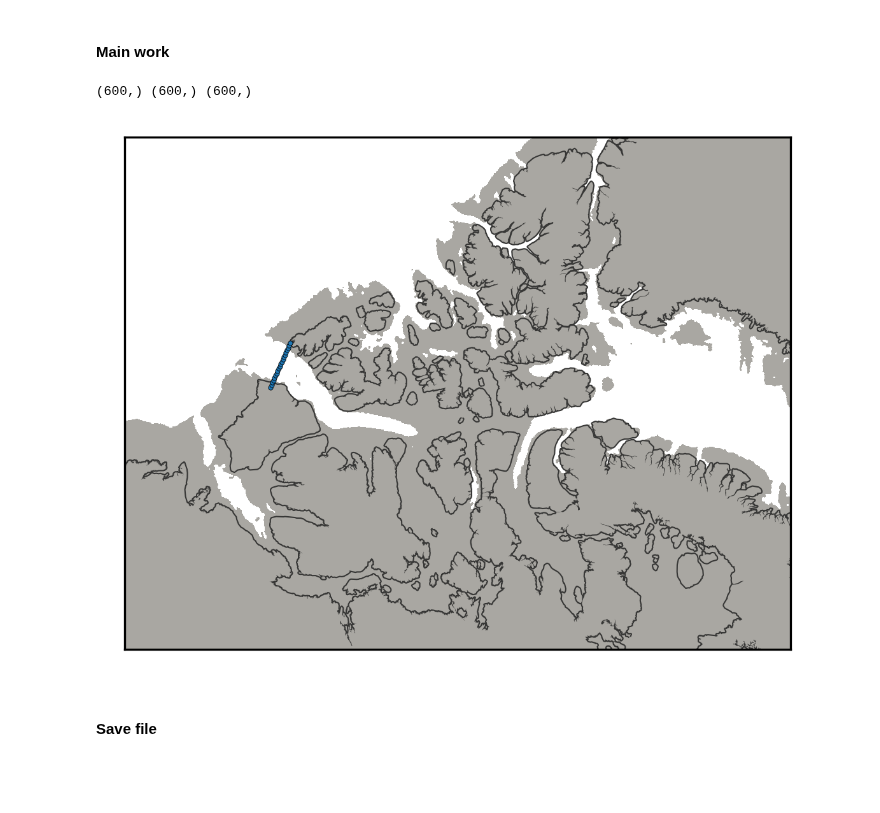
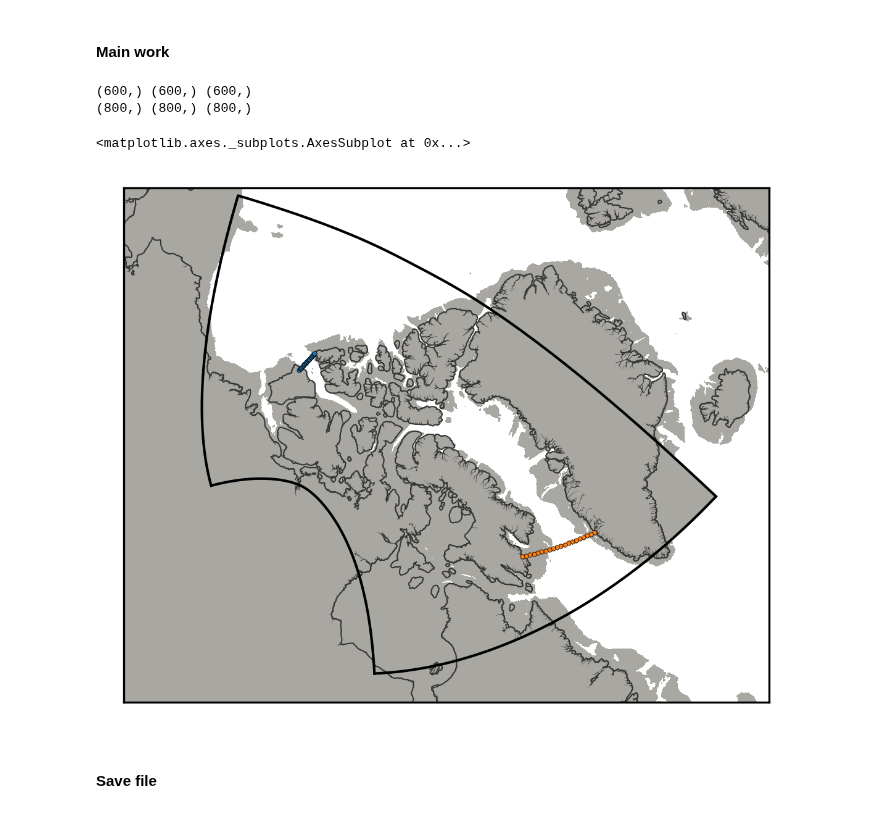
Before and after one commit to UBC-MOAD/analysis-brogalla, a Jupyter notebook: paper3/particle-tracking/identify-start-locations.ipynb, the cells around one changed output. Drawn from its saved outputs; the diff is of its cells as text; code cells hidden in the pictures; blank space fills up the shorter version.

```diff
--- a/paper3/particle-tracking/identify-start-locations.ipynb
+++ b/paper3/particle-tracking/identify-start-locations.ipynb
@@ -76,3 +66,23 @@ def plot_locations(release_lon, release_lat, depth=0, zoom='full'):
+# %%
+def create_map(depth=0, zoom='full'):
+
+    if zoom=='full':
+        fig, ax1, proj1 = pickle.load(open('/ocean/brogalla/GEOTRACES/pickles/pb-surface.pickle','rb'))
+        x_ANHA12, y_ANHA12 = proj1(mesh_lon, mesh_lat)
+        ax1.plot(x_ANHA12[imin:imax,jmin], y_ANHA12[imin:imax,jmin], '-k', linewidth=1.0)
+        ax1.plot(x_ANHA12[imin:imax,jmax], y_ANHA12[imin:imax,jmax], '-k', linewidth=1.0)
+        ax1.plot(x_ANHA12[imin,jmin:jmax], y_ANHA12[imin,jmin:jmax], '-k', linewidth=1.0)
+        ax1.plot(x_ANHA12[imax,jmin:jmax], y_ANHA12[imax,jmin:jmax], '-k', linewidth=1.0)
+    elif zoom=='CAA':
+        fig, ax1, proj1 = pickle.load(open('/ocean/brogalla/GEOTRACES/pickles/Pb-CAA-zoom.pickle','rb'))
+        x_ANHA12, y_ANHA12 = proj1(mesh_lon, mesh_lat)
+    else:
+        print('Not a zoom option. Choose from full and CAA')
+        return
+
+    proj1.contourf(x_ANHA12, y_ANHA12, bathy_masked[depth,:,:], colors=[land_color], zorder=1) #Apply land mask
+
+    return ax1, proj1
 # %% [markdown]
 #### Main work
 # %%
@@ -89,14 +99,31 @@ PC_depths = np.tile(PC_depth, len(PC_lat))
 # time: released at the start of every month for years 2012-2016
 
 # possible questions: general change over transect, Barrow Sill change
+# %%
+GR_lon   = np.linspace(-52, -65, 20)
+GR_lat   = np.ones(GR_lat.shape)*64
+GR_depth = np.copy(depths[0:40])
+
+# Release each parcel at a particular lon, lat, and depth:
+GR_lats   = np.repeat(GR_lat, len(GR_depth))
+GR_lons   = np.repeat(GR_lon, len(GR_depth))
+GR_depths = np.tile(GR_depth, len(GR_lat))
+
+# depths: release for each of the top 39 grid cells
+# time: released at the start of every month for years 2012-2016
 # %%
 print(PC_lats.shape, PC_lons.shape, PC_depths.shape)
+print(GR_lats.shape, GR_lons.shape, GR_depths.shape)
 # %% [output]
 (600,) (600,) (600,)
+(800,) (800,) (800,)
 # %%
-plot_locations(PC_lon, PC_lat, depth=29, zoom='CAA')
+ax, proj = create_map(depth=29, zoom='full')
+plot_location(ax, proj, PC_lon, PC_lat)
+plot_location(ax, proj, GR_lon, GR_lat)
 # %% [output]
+<matplotlib.axes._subplots.AxesSubplot at 0x...>
-[figure, old version]
+[figure, new version]
 # %% [markdown]
 #### Save file
 # %%
```
Also changed, not shown: parts of 4 cells of this notebook, 1 other file.
